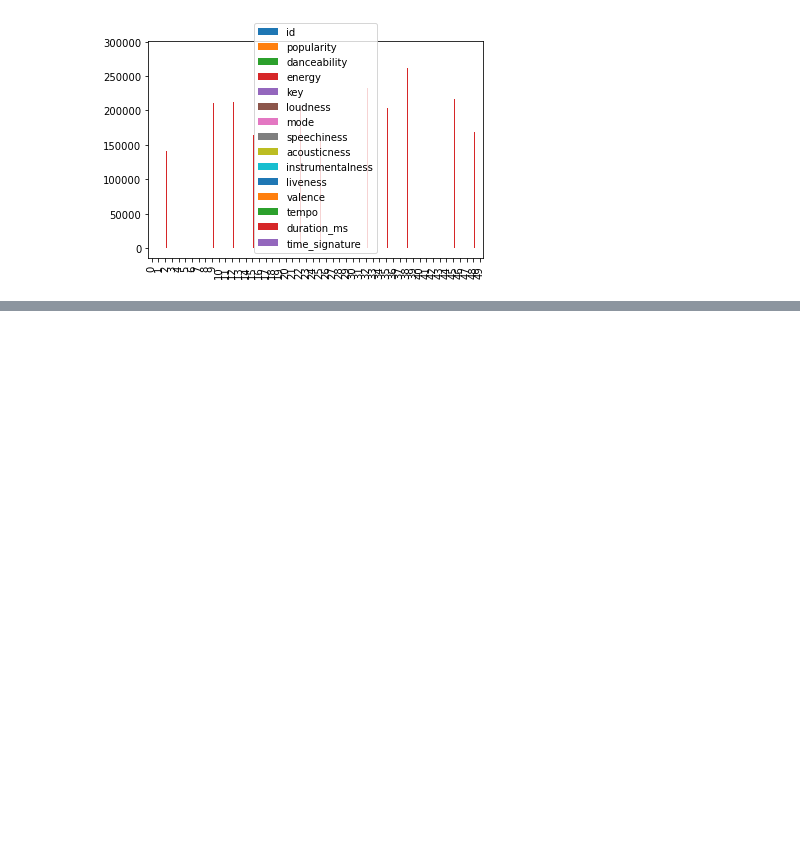
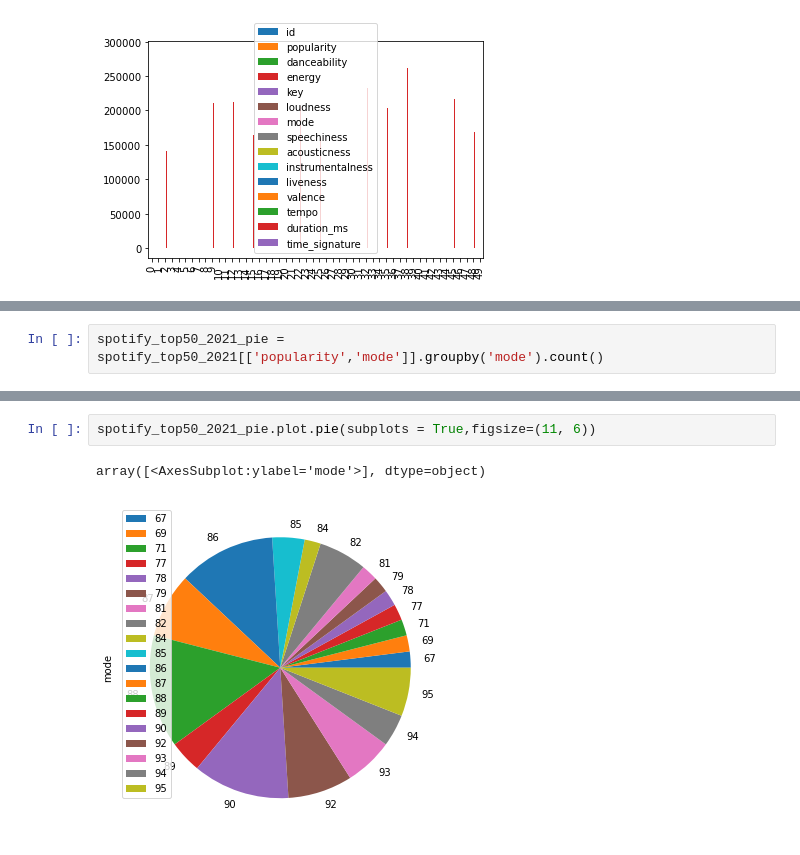
Before and after one commit to MadhaviRockandla/AirflowWeekend, a Jupyter notebook: airflow-proj-files/data/spotify_top50_2021.ipynb, the cells around one changed output, grey strips where cells are left out. Saved outputs shown, nothing was run; the diff lists cells and outputs as text; blank space fills up the shorter version.

```diff
--- a/airflow-proj-files/data/spotify_top50_2021.ipynb
+++ b/airflow-proj-files/data/spotify_top50_2021.ipynb
@@ -47,0 +115,2 @@ spotify_top50_2021.plot.bar()
+# %%
+spotify_top50_2021_pie = spotify_top50_2021[['popularity','mode']].groupby('mode').count()
@@ -47,0 +124,5 @@ spotify_top50_2021.plot.bar()
+# %%
+spotify_top50_2021_pie.plot.pie(subplots = True,figsize=(11, 6))
+# %% [output]
+array([<AxesSubplot:ylabel='mode'>], dtype=object)
+[figure, added]
```
Also changed, not shown: parts of 23 cells of this notebook, 3 other files.
